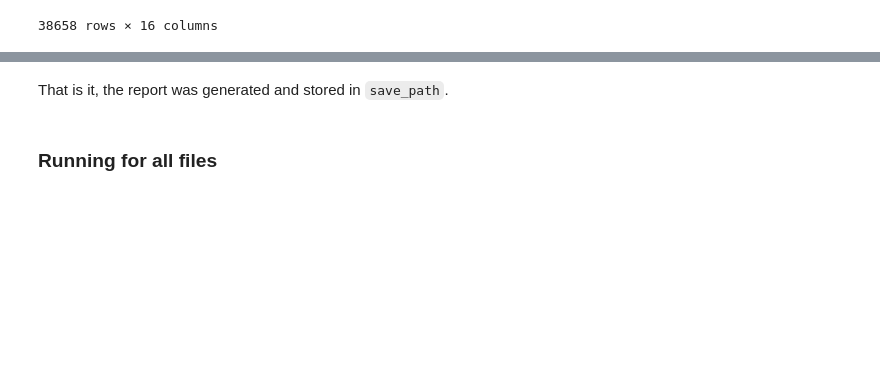
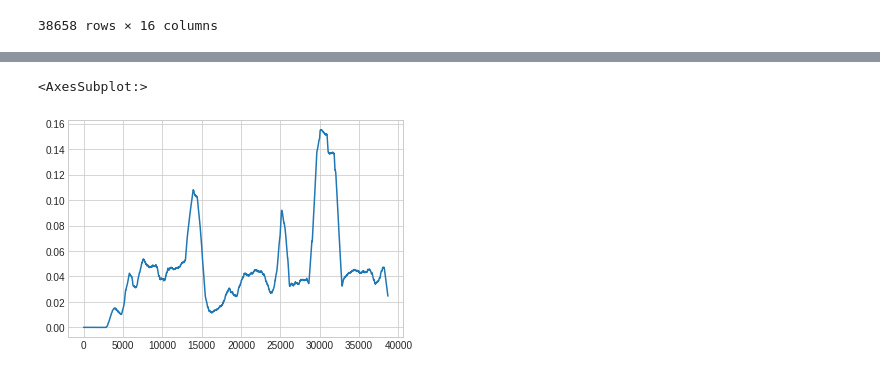
Before and after one commit to munozariasjm/plt-anomaly-detector, a Jupyter notebook: examples/detection copy.ipynb, the cells around one changed output, grey strips where cells are left out. Saved outputs shown, nothing was run; the diff lists cells and outputs as text; code cells hidden in the pictures; blank space fills up the shorter version.

```diff
--- a/examples/detection copy.ipynb
+++ b/examples/detection copy.ipynb
@@ -72,2 +88,7 @@ import seaborn as sns
+# %%
+sns.lineplot(np.arange(len(ch7.values)), ch7.values)
+# %% [output]
+<AxesSubplot:>
+[figure, added]
 # %%
 ch7 = anomaly_dict[0][7]
@@ -75,4 +94,0 @@ sns.lineplot(np.diff(ch7.values))
-# %% [markdown]
-That is it, the report was generated and stored in `save_path`.
-# %% [markdown]
-### Running for all files
```
Also changed, not shown: parts of 8 cells of this notebook, 4 other files.
